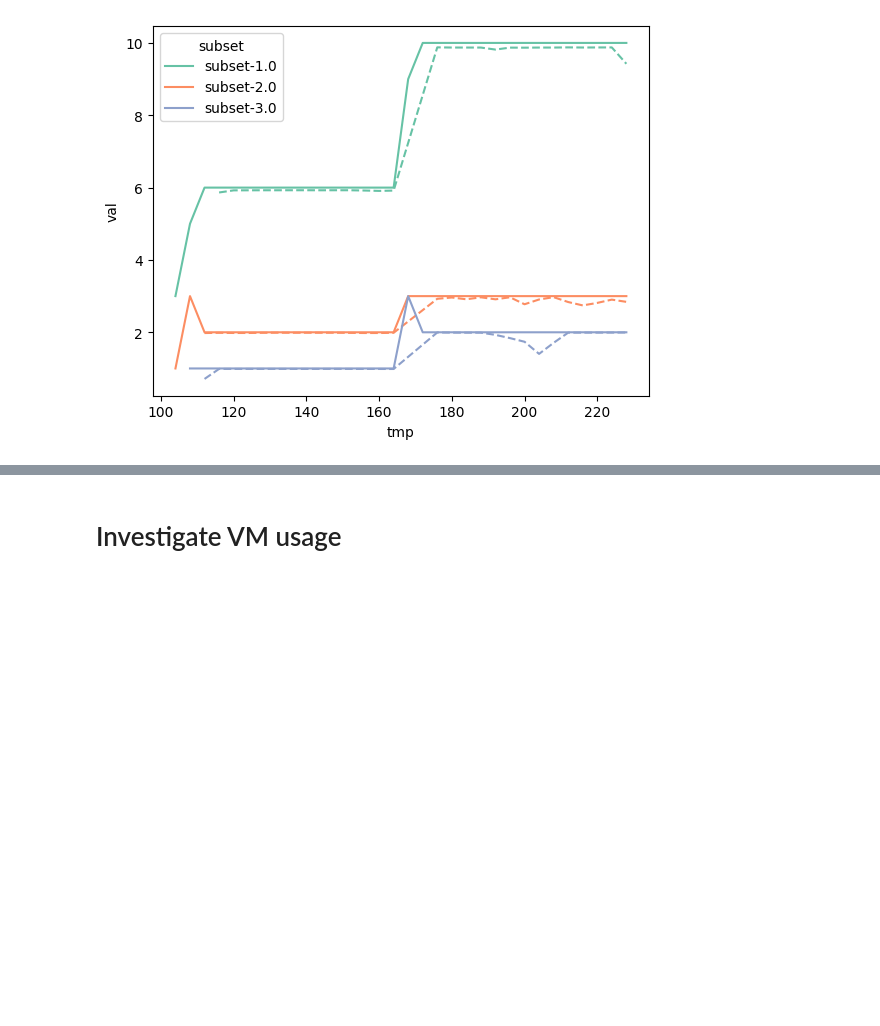
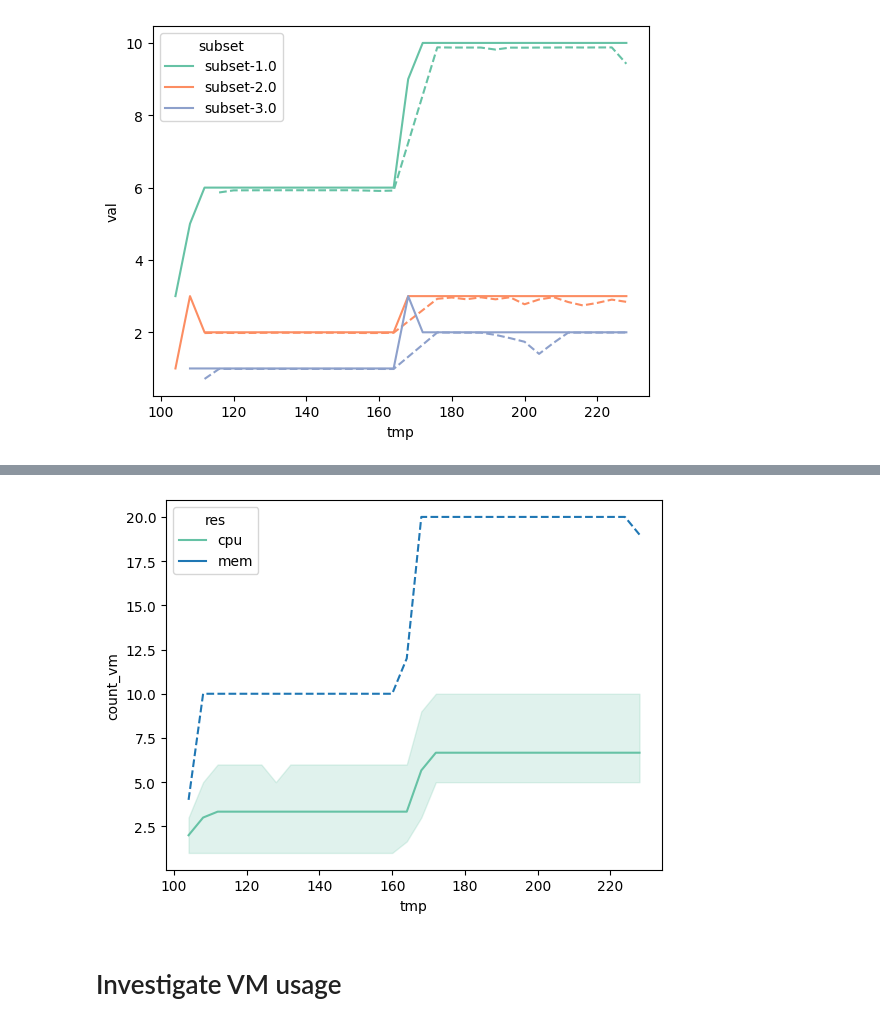
Before and after one commit to jacquetpi/VMSlack, a Jupyter notebook: investigation.ipynb, the cells around one changed output, grey strips where cells are left out. Drawn from its saved outputs; the diff is of its cells as text; code cells hidden in the pictures; blank space fills up the shorter version.

```diff
--- a/investigation.ipynb
+++ b/investigation.ipynb
@@ -32,0 +35,5 @@ g_config = sns.lineplot(data=subsets_cpu, x='tmp', y='config', hue='subset', pal
+# %%
+import json
+subsets_unarchived = subsets
+example = json.loads(subsets_unarchived['sb_dsc'].iloc[0])
+print(len(example['consumer_list']))
@@ -32,0 +42,3 @@ g_config = sns.lineplot(data=subsets_cpu, x='tmp', y='config', hue='subset', pal
+# %%
+subsets_unarchived['list_vm']  = subsets_unarchived['sb_dsc'].apply(lambda x : json.loads(x)['consumer_list'])
+subsets_unarchived['count_vm'] = subsets_unarchived['sb_dsc'].apply(lambda x : len(json.loads(x)['consumer_list']))
@@ -33,3 +56,10 @@ g_config = sns.lineplot(data=subsets_cpu, x='tmp', y='config', hue='subset', pal
+# %%
+palette = sns.color_palette("Set2", subsets_unarchived['res'].nunique())
+
+g_val = sns.lineplot(data=subsets_unarchived.loc[subsets_unarchived['res'] == 'cpu'], x='tmp', y='count_vm', hue='res', palette=palette)
+g_val = sns.lineplot(data=subsets_unarchived.loc[subsets_unarchived['res'] == 'mem'], x='tmp', y='count_vm', hue='res', linestyle='--')
+# %% [output]
+[figure, added]
 # %% [markdown]
 # Investigate VM usage
 # %%
```
Also changed, not shown: parts of 3 cells of this notebook, 5 other files.
